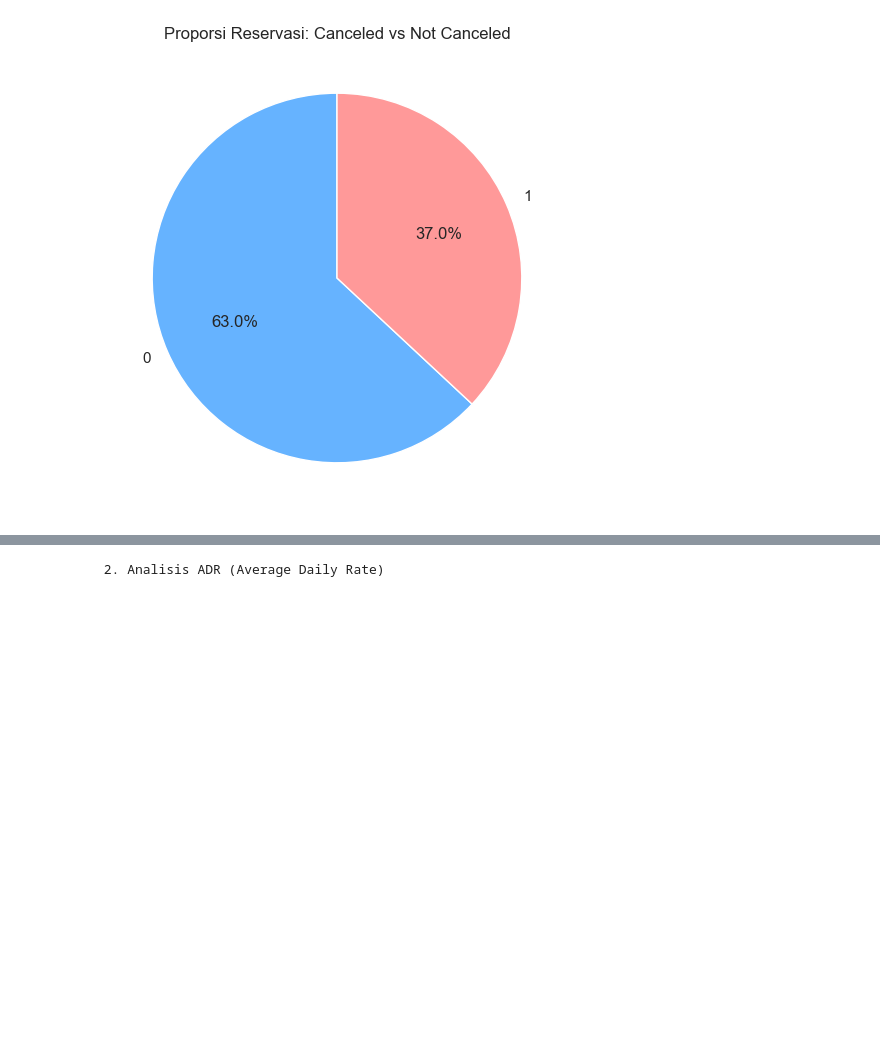
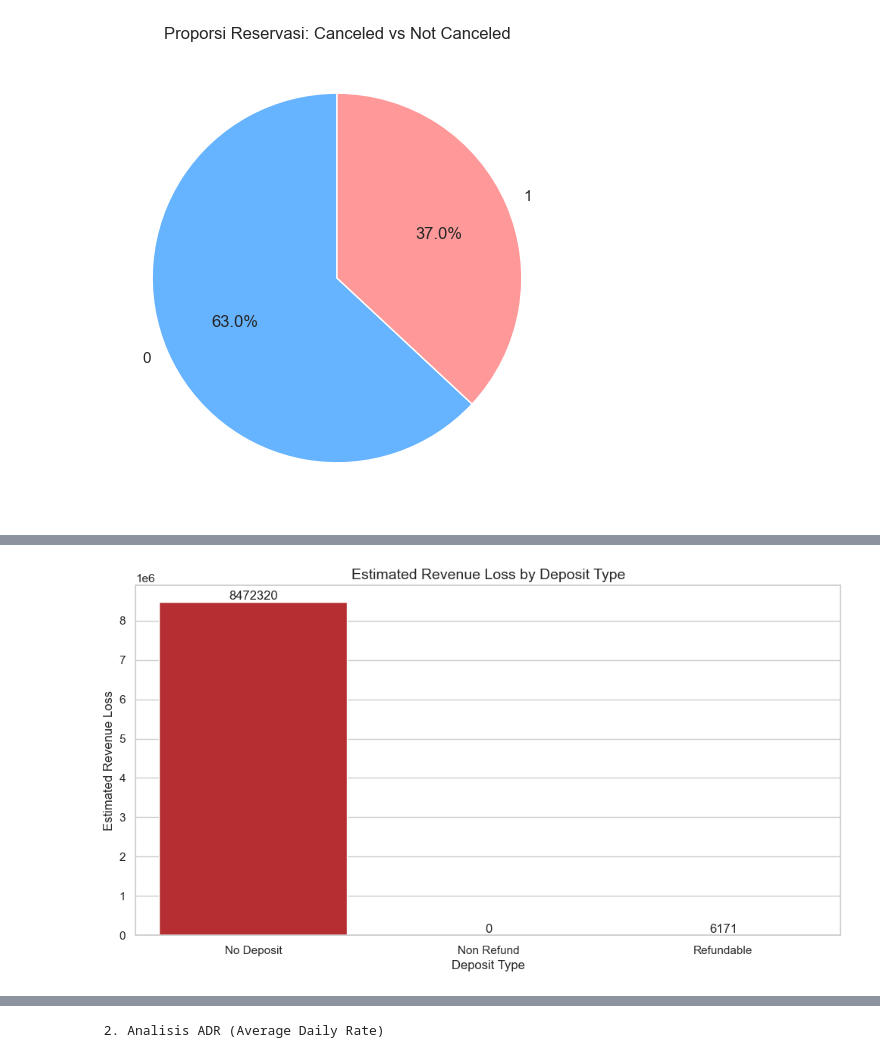
Before and after one commit to mherlypratama/Hotelcancelation, a Jupyter notebook: main.ipynb, the cells around one changed output, grey strips where cells are left out. Cells and saved outputs as stored; diff of their text form; code cells hidden in the pictures; blank space fills up the shorter version.

```diff
--- a/main.ipynb
+++ b/main.ipynb
@@ -683,0 +770,79 @@ plt.show()
+# %%
+import pandas as pd
+import numpy as np
+import seaborn as sns
+import matplotlib.pyplot as plt
+
+# Hitung total lama menginap
+df2['total_stay'] = df2['stays_in_weekend_nights'] + df2['stays_in_week_nights']
+
+# Hitung potential revenue (jika booking tidak cancel)
+df2['potential_revenue'] = df2['total_stay'] * df2['adr']
+
+
+
+df_loss = df2[df2['is_canceled'] == 1].copy()
+
+
+
+def estimate_real_loss(row):
+    """
+    Estimasi kerugian lebih realistis berdasarkan tipe deposit
+    """
+    if row['deposit_type'] == 'Non Refund':
+        return 0  # Sudah dibayar → tidak rugi
+    elif row['deposit_type'] == 'No Deposit':
+        return row['potential_revenue']  # Full loss
+    else:  # Refundable
+        return row['potential_revenue'] * 0.5  # Asumsi recover 50%
+
+
+df_loss['estimated_real_loss'] = df_loss.apply(estimate_real_loss, axis=1)
+
+
+
+loss_analysis = df_loss.groupby('deposit_type').agg(
+    total_potential_loss=('potential_revenue', 'sum'),
+    total_estimated_loss=('estimated_real_loss', 'sum'),
+    avg_loss_per_booking=('estimated_real_loss', 'mean'),
+    total_cancelled_bookings=('estimated_real_loss', 'count')
+).reset_index()
+
+
+
+print("=== Revenue Loss Analysis ===")
+display(loss_analysis)
+
+
+
+
+plt.figure(figsize=(12, 6))
+
+# Plot Estimated Loss
+sns.barplot(
+    data=loss_analysis,
+    x='deposit_type',
+    y='total_estimated_loss',
+    palette='Reds_r'
+)
+
+plt.title('Estimated Revenue Loss by Deposit Type', fontsize=14)
+plt.xlabel('Deposit Type')
+plt.ylabel('Estimated Revenue Loss')
+
+# Tambahkan label angka
+for index, row in loss_analysis.iterrows():
+    plt.text(index, row['total_estimated_loss'], f"{row['total_estimated_loss']:.0f}",
+             ha='center', va='bottom')
+
+plt.show()
+
+
+
+total_potential = df_loss['potential_revenue'].sum()
+total_estimated = df_loss['estimated_real_loss'].sum()
+
+print(f"\nTotal Potential Revenue at Risk : {total_potential:,.0f}")
+print(f"Total Estimated Real Loss      : {total_estimated:,.0f}")
+print(f"Recovery Rate Approx           : {(1 - total_estimated/total_potential)*100:.2f}%")
+# %% [output]
@@ -683,0 +857 @@ plt.show()
+[figure, added]
```
Also changed, not shown: parts of 12 cells of this notebook, 1 other file.
